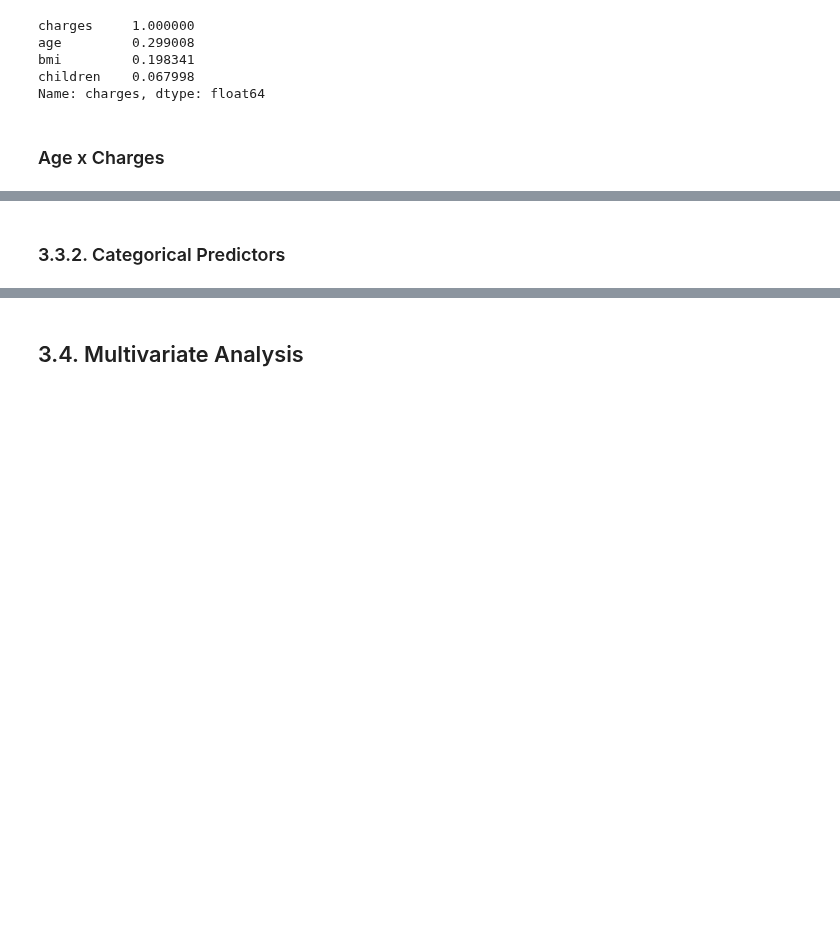
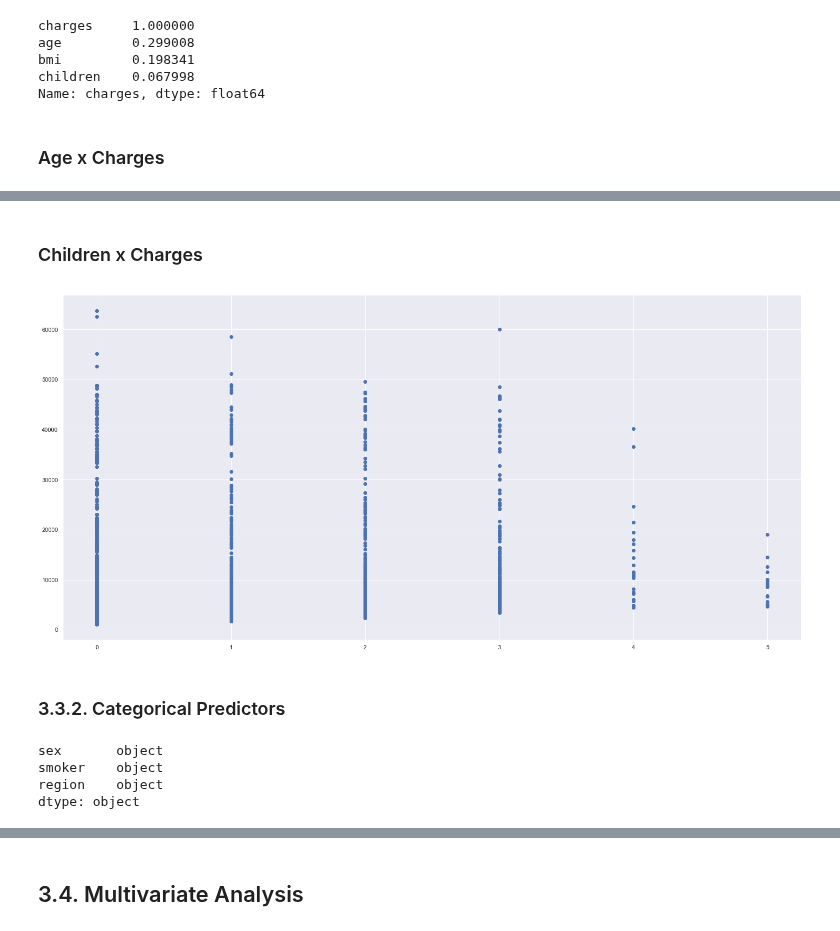
Before and after one commit to Meigarom/Predictive-Analytics, a Jupyter notebook: notebooks/Predictive-Analytics-Look.ipynb, the cells around one changed output, grey strips where cells are left out. Cells and saved outputs as stored; diff of their text form; code cells hidden in the pictures; blank space fills up the shorter version.

```diff
--- a/notebooks/Predictive-Analytics-Look.ipynb
+++ b/notebooks/Predictive-Analytics-Look.ipynb
@@ -123,2 +128,17 @@ plt.bar( df_raw['bmi'], df_raw['charges'] );
+# %% [markdown]
+### Children x Charges
+# %%
+a = df_raw[['children', 'charges']].groupby( 'children' ).sum().reset_index()
+plt.scatter( df_raw['children'], df_raw['charges'] );
+# %% [output]
+[figure, added]
 # %% [markdown]
 ### 3.3.2. Categorical Predictors
+# %%
+cat_features = df_raw.select_dtypes( exclude=[np.number] )
+cat_features.dtypes
+# %% [output]
+sex       object
+smoker    object
+region    object
+dtype: object
```
Also changed, not shown: parts of 6 cells of this notebook.
